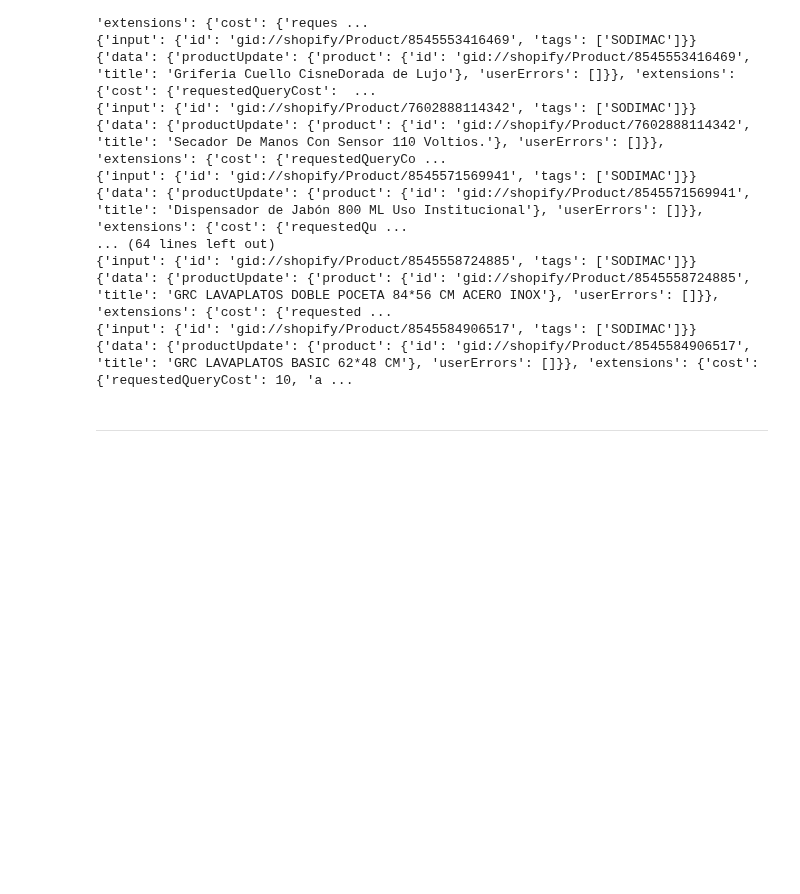
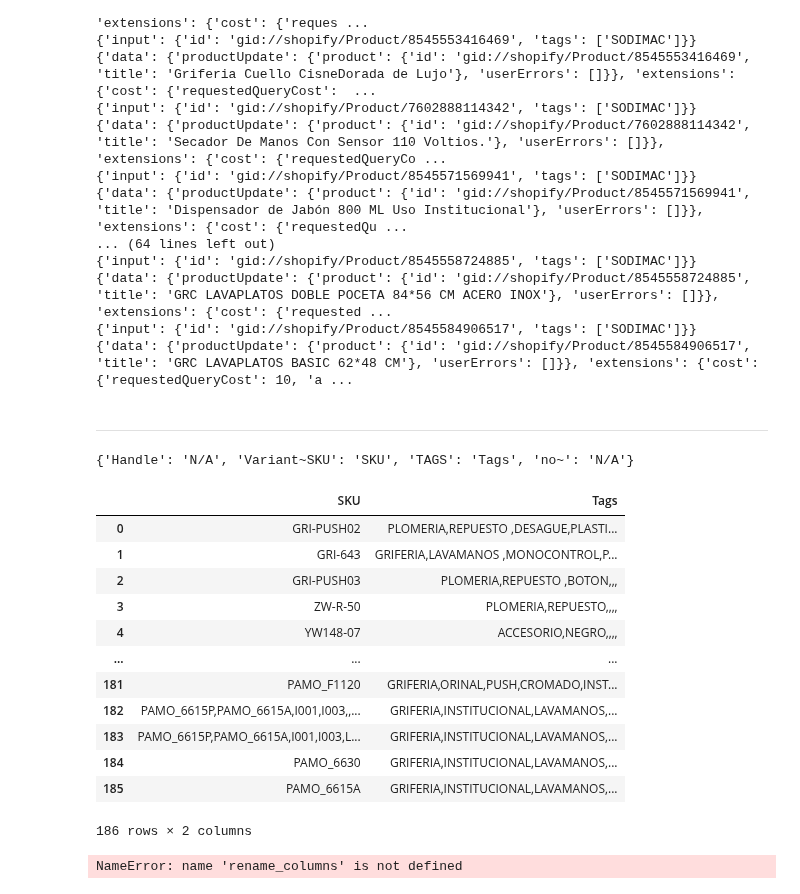
Before and after one commit to maperezrf/pamo_web, a Jupyter notebook: update_products.ipynb, the cells around one changed output. Cells and saved outputs as stored; diff of their text form; code cells hidden in the pictures; blank space fills up the shorter version.

```diff
--- a/update_products.ipynb
+++ b/update_products.ipynb
@@ -441,0 +413,35 @@ ______________
+# %%
+data_form
+# %% [output]
+{'Handle': 'N/A', 'Variant~SKU': 'SKU', 'TAGS': 'Tags', 'no~': 'N/A'}
+# %%
+data_form = {'csrfmiddlewaretoken': '6ebe0KjE07ogpU515GMICAfobH5Q5zISOvoLPN3SgWANaVWtGdua1fdgUEmuEmhN', 'Handle': 'N/A', 'Variant~SKU': 'SKU', 'TAGS': 'Tags', 'no~': 'N/A'}
+# %%
+del(data_form['csrfmiddlewaretoken'])
+Change_colums={}
+for key, value in data_form.items():
+    if value != 'N/A':
+        key = key.replace('~',' ')
+        Change_colums[key] = value
+df = pd.read_excel('C:/Users/USUARIO/Downloads/1710.xlsx')
+df.rename(columns=Change_colums, inplace=True)
+# %%
+df[[i for i in df.columns if i in ['N/A','Tags','Titulo','Proveedor','Precio', 'Precio comparación','SKU','Codigo barras','Stock'] ]]
+# %% [output]
+|  | SKU | Tags |
+| 0 | GRI-PUSH02 | PLOMERIA,REPUESTO ,DESAGUE,PLASTI... |
+| 1 | GRI-643 | GRIFERIA,LAVAMANOS ,MONOCONTROL,P... |
+| 2 | GRI-PUSH03 | PLOMERIA,REPUESTO ,BOTON,,, |
+| 3 | ZW-R-50 | PLOMERIA,REPUESTO,,,, |
+| 4 | YW148-07 | ACCESORIO,NEGRO,,,, |
+| ... | ... | ... |
+| 181 | PAMO_F1120 | GRIFERIA,ORINAL,PUSH,CROMADO,INST... |
+| 182 | PAMO_6615P,PAMO_6615A,I001,I003,,... | GRIFERIA,INSTITUCIONAL,LAVAMANOS,... |
+| 183 | PAMO_6615P,PAMO_6615A,I001,I003,L... | GRIFERIA,INSTITUCIONAL,LAVAMANOS,... |
+| 184 | PAMO_6630 | GRIFERIA,INSTITUCIONAL,LAVAMANOS,... |
+| 185 | PAMO_6615A | GRIFERIA,INSTITUCIONAL,LAVAMANOS,... |
+186 rows × 2 columns
+# %%
+rename_columns({'csrfmiddlewaretoken': '6ebe0KjE07ogpU515GMICAfobH5Q5zISOvoLPN3SgWANaVWtGdua1fdgUEmuEmhN', 'Handle': 'N/A', 'Variant~SKU': 'SKU', 'TAGS': 'Tags', 'no~': 'N/A'})
+# %% [output]
+NameError: name 'rename_columns' is not defined
```
Also changed, not shown: parts of 8 cells of this notebook, 7 other files.
